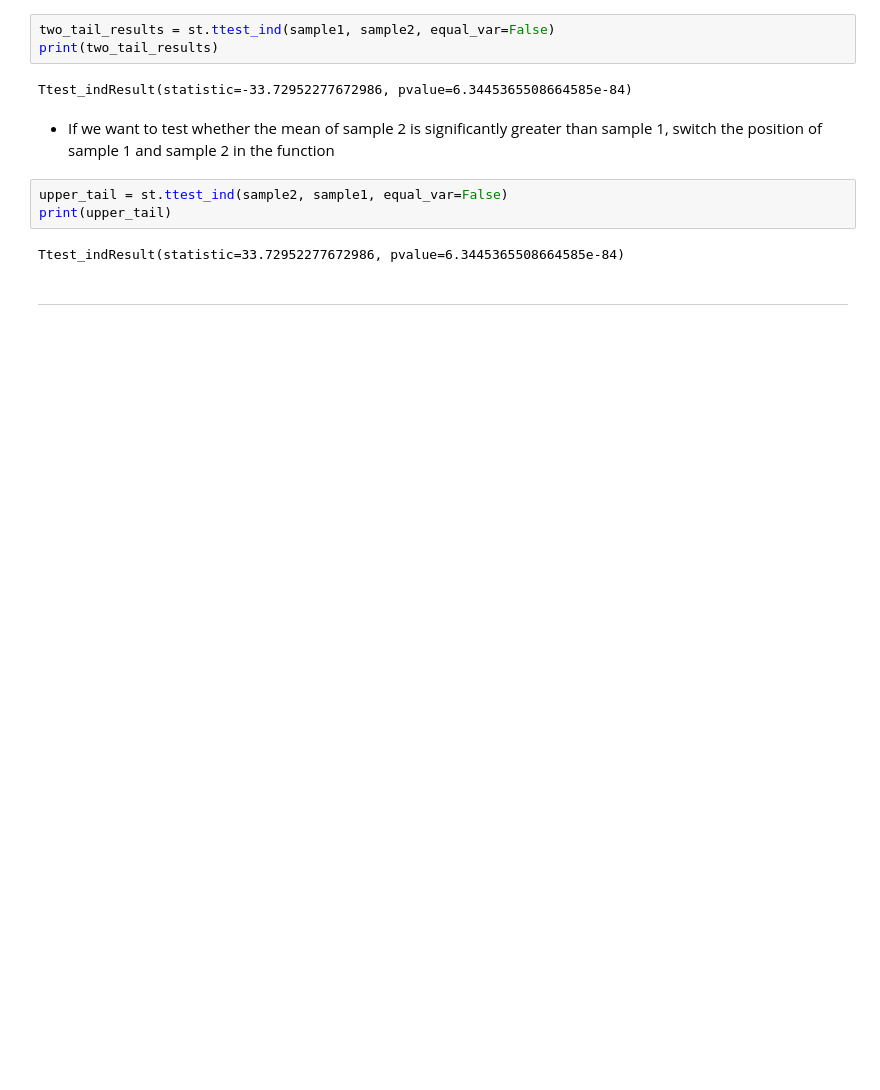
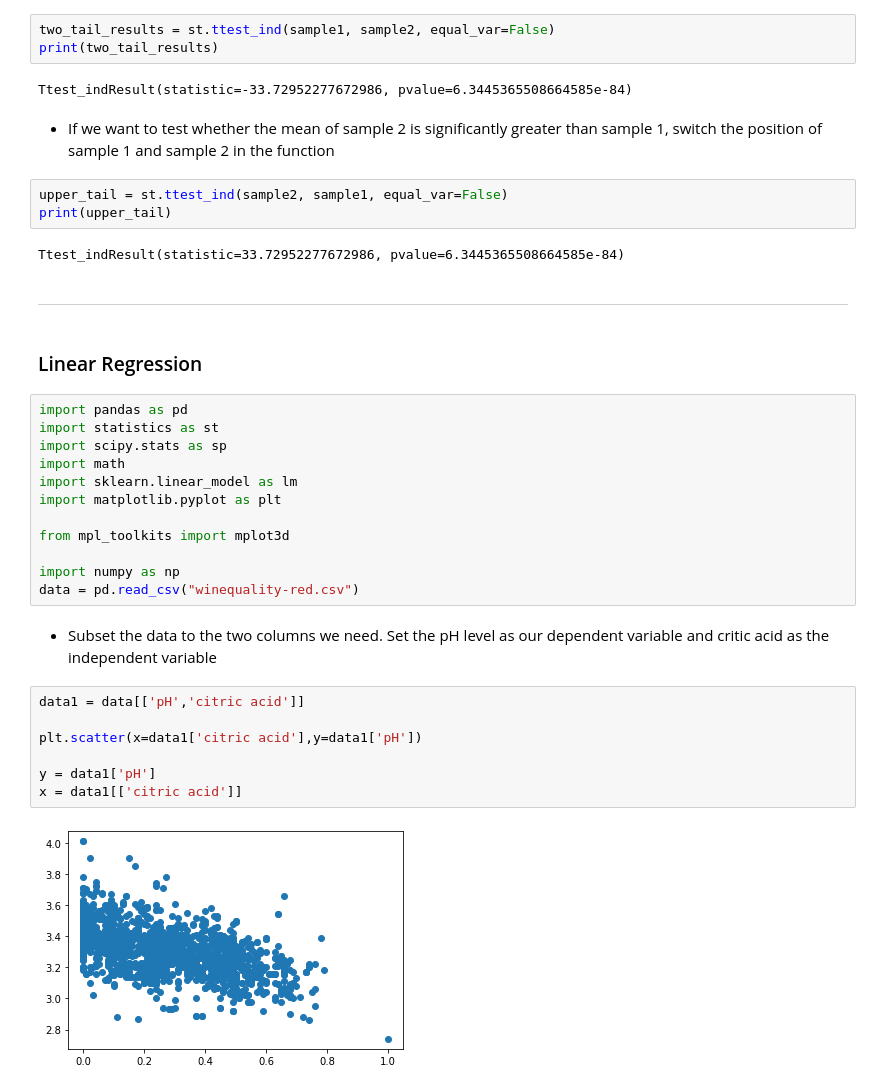
Before and after one commit to samyon7/Statistics-Python, a Jupyter notebook: Work_9/work_9-1.ipynb, the cells around one changed output. Saved outputs shown, nothing was run; the diff lists cells and outputs as text; blank space fills up the shorter version.

Commit message:
Final work for statistics

```diff
--- a/Work_9/work_9-1.ipynb
+++ b/Work_9/work_9-1.ipynb
@@ -484,3 +484,28 @@ print(upper_tail)
 Ttest_indResult(statistic=33.72952277672986, pvalue=6.3445365508664585e-84)
 # %% [markdown]
 ---
+# %% [markdown]
+### Linear Regression
+# %%
+import pandas as pd
+import statistics as st
+import scipy.stats as sp
+import math
+import sklearn.linear_model as lm
+import matplotlib.pyplot as plt
+
+from mpl_toolkits import mplot3d
+
+import numpy as np
+data = pd.read_csv("winequality-red.csv")
+# %% [markdown]
+- Subset the data to the two columns we need. Set the pH level as our dependent variable and critic acid as the independent variable
+# %%
+data1 = data[['pH','citric acid']]
+
+plt.scatter(x=data1['citric acid'],y=data1['pH'])
+
+y = data1['pH']
+x = data1[['citric acid']]
+# %% [output]
+[figure, added]
```
Also changed, not shown: parts of 26 cells of this notebook.
